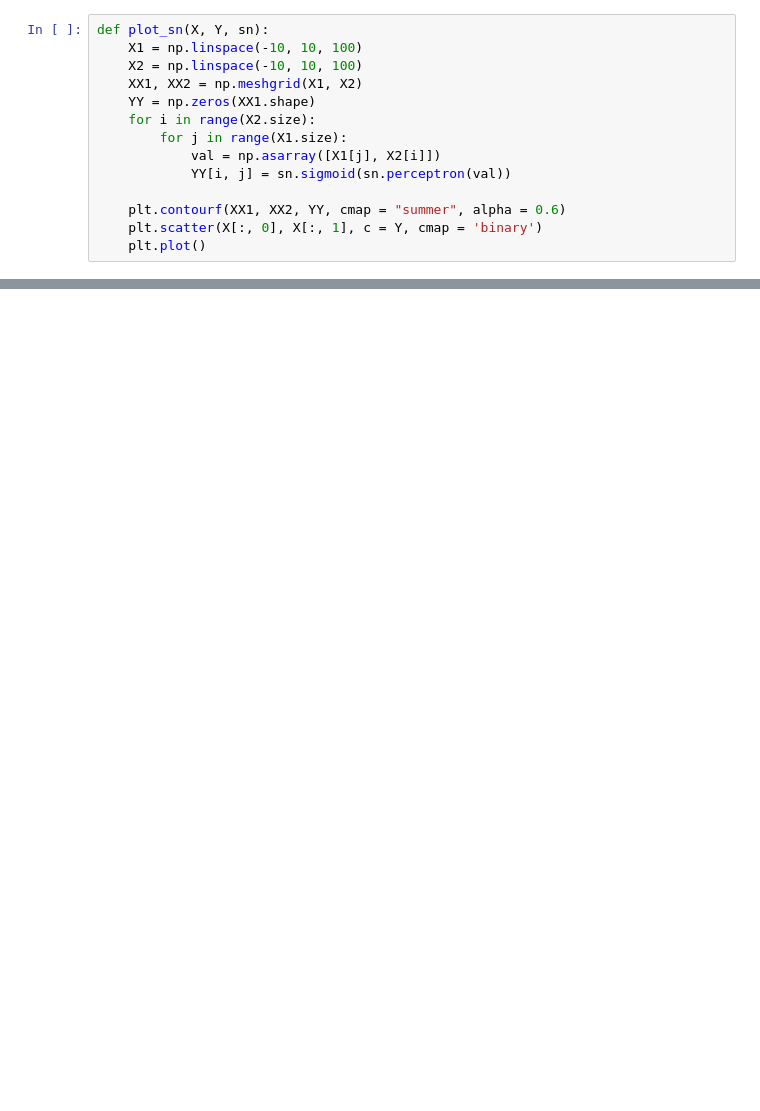
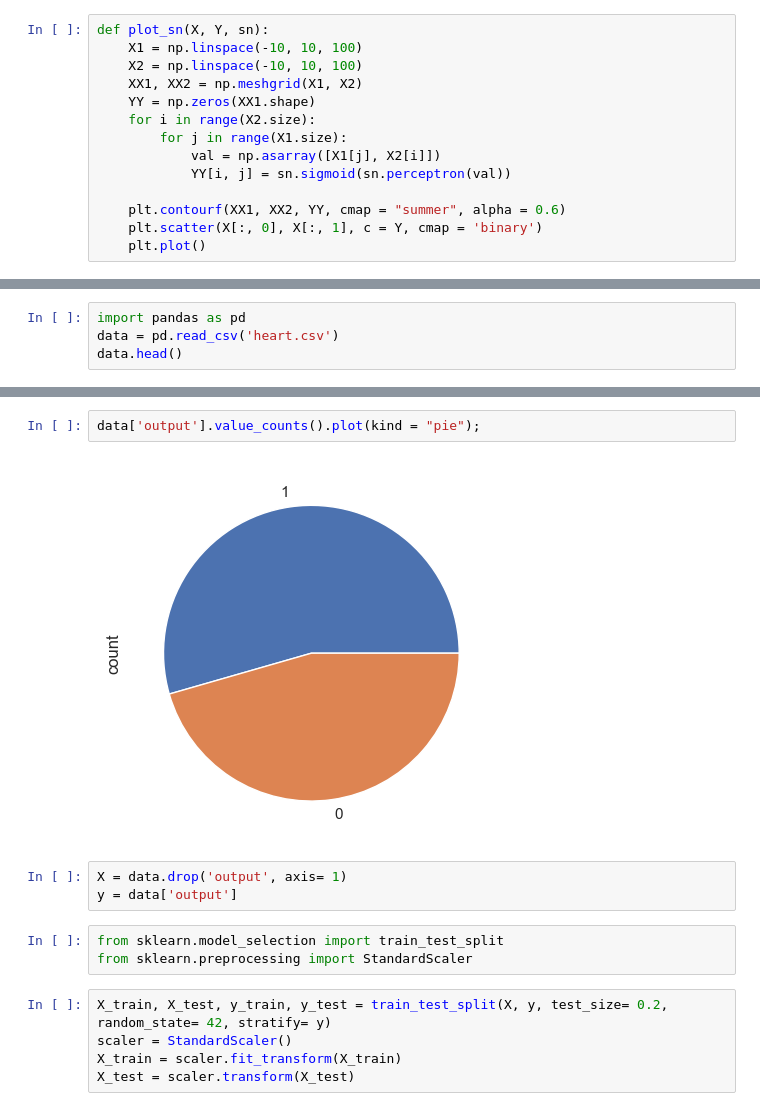
Before and after one commit to Anubhav-Goyal01/Deep-Learning, a Jupyter notebook: 02 Sigmoid/Sigmoid Neuron.ipynb, the cells around one changed output, grey strips where cells are left out. Saved outputs shown, nothing was run; the diff lists cells and outputs as text; blank space fills up the shorter version.

```diff
--- a/02 Sigmoid/Sigmoid Neuron.ipynb
+++ b/02 Sigmoid/Sigmoid Neuron.ipynb
@@ -177,0 +206,4 @@ plot_sn(X, Y, sn)
+# %%
+import pandas as pd
+data = pd.read_csv('heart.csv')
+data.head()
@@ -177,0 +235,15 @@ plot_sn(X, Y, sn)
+# %%
+data['output'].value_counts().plot(kind = "pie");
+# %% [output]
+[figure, added]
+# %%
+X = data.drop('output', axis= 1)
+y = data['output']
+# %%
+from sklearn.model_selection import train_test_split
+from sklearn.preprocessing import StandardScaler
+# %%
+X_train, X_test, y_train, y_test = train_test_split(X, y, test_size= 0.2, random_state= 42, stratify= y)
+scaler = StandardScaler()
+X_train = scaler.fit_transform(X_train)
+X_test = scaler.transform(X_test)
```
Also changed, not shown: parts of 16 cells of this notebook, 1 other file.
